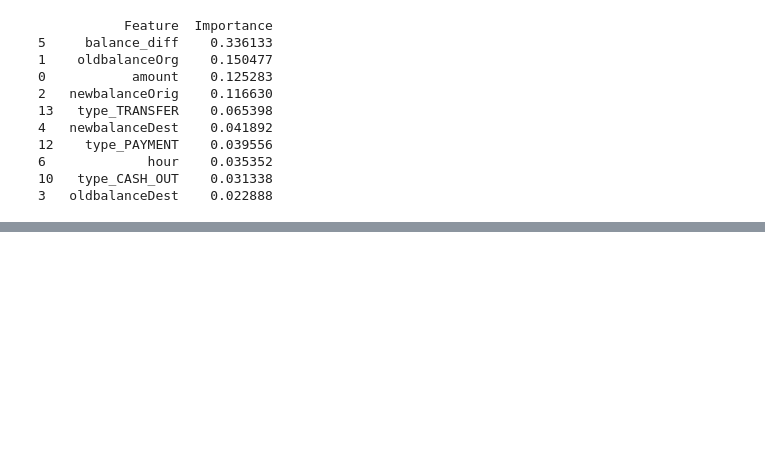
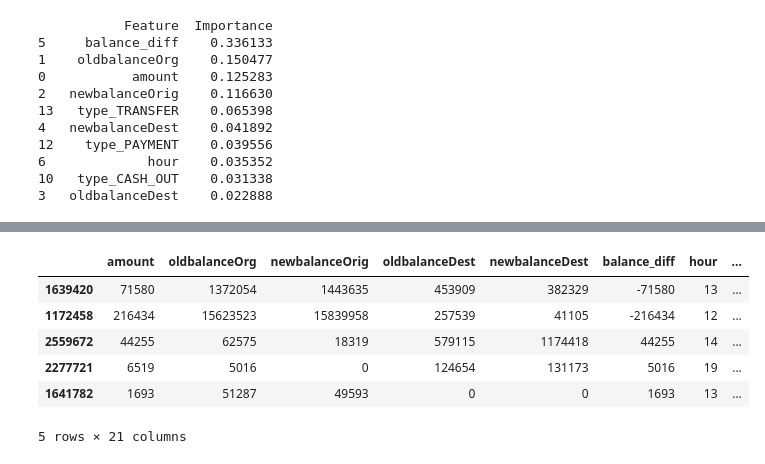
Before and after one commit to Kishendas123/behavioral_fraud_detection_paysim, a Jupyter notebook: notebooks/behavioral_fraud_detection.ipynb, the cells around one changed output, grey strips where cells are left out. Saved outputs shown, nothing was run; the diff lists cells and outputs as text; code cells hidden in the pictures; blank space fills up the shorter version.

Commit message:
XGBoost Model Building + Final Results

```diff
--- a/notebooks/behavioral_fraud_detection.ipynb
+++ b/notebooks/behavioral_fraud_detection.ipynb
@@ -460,0 +481,2 @@ print(rf_importance.head(10))
+# %%
+xgb_model.fit(X_train, y_train)
@@ -460,0 +496,3 @@ print(rf_importance.head(10))
+# %%
+# Predict probabilities (Probability of it being FRAUD)
+xgb_probs = xgb_model.predict_proba(X_test)[:, 1]
@@ -460,0 +569,27 @@ print(rf_importance.head(10))
+# %%
+## CSV 2: Model Results
+
+df_model = X_test.copy()
+
+#Adding Actual Fraud Values:
+df_model["Actual"] = y_test.values
+
+# Adding Probability values:
+df_model["Logistics_Prob"] = log_probs
+df_model["RF_prob"] = rf_probs
+df_model["XGB_prob"] = xgb_probs
+# %%
+# Adding Prediction Classification (With added threshold of 0.5):
+df_model["Logistic_Pred"] = (df_model["Logistics_Prob"] >= 0.5).astype(int)
+df_model["RF_Pred"] = (df_model["RF_prob"] >= 0.5).astype(int)
+df_model["XGB_Pred"] = (df_model["XGB_prob"] >= 0.5).astype(int)
+# %%
+df_model.head()
+# %% [output]
+|  | amount | oldbalanceOrg | newbalanceOrig | oldbalanceDest | newbalanceDest | balance_diff | hour | ... |
+| 1639420 | 71580 | 1372054 | 1443635 | 453909 | 382329 | -71580 | 13 | ... |
+| 1172458 | 216434 | 15623523 | 15839958 | 257539 | 41105 | -216434 | 12 | ... |
+| 2559672 | 44255 | 62575 | 18319 | 579115 | 1174418 | 44255 | 14 | ... |
+| 2277721 | 6519 | 5016 | 0 | 124654 | 131173 | 5016 | 19 | ... |
+| 1641782 | 1693 | 51287 | 49593 | 0 | 0 | 1693 | 13 | ... |
+5 rows × 21 columns
```
Also changed, not shown: parts of 14 cells of this notebook.
